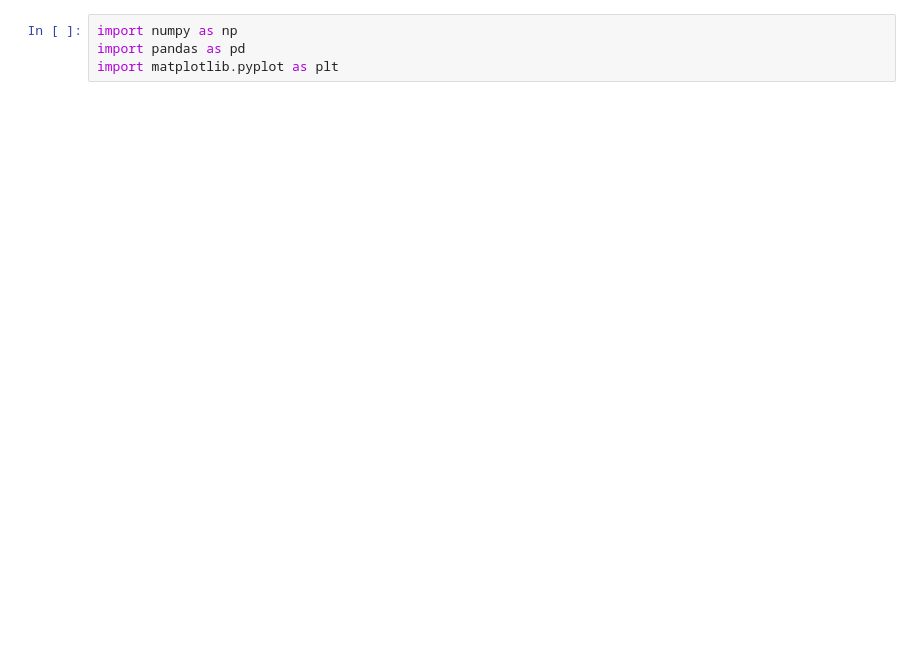
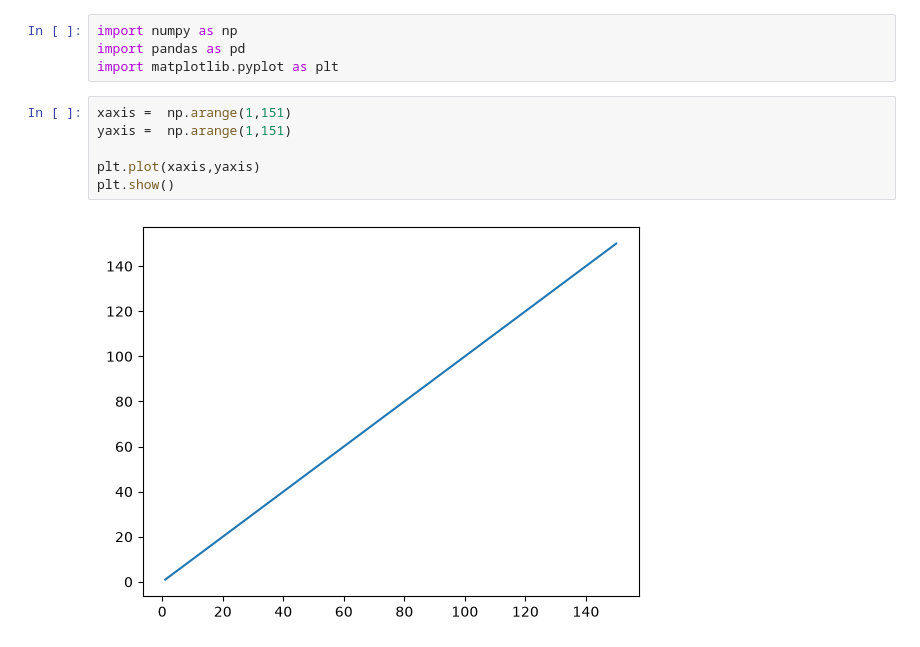
Before and after one commit to fayaspsulfikkar/daily-ml-practice, a Jupyter notebook: Pyhton Basics/Week3/MatPlotLib/matplotlib_intro.ipynb, the cells around one changed output. Cells and saved outputs as stored; diff of their text form; blank space fills up the shorter version.

```diff
--- a/Pyhton Basics/Week3/MatPlotLib/matplotlib_intro.ipynb
+++ b/Pyhton Basics/Week3/MatPlotLib/matplotlib_intro.ipynb
@@ -2,3 +2,11 @@
 import numpy as np
 import pandas as pd
 import matplotlib.pyplot as plt
+# %%
+xaxis =  np.arange(1,151)
+yaxis =  np.arange(1,151)
+
+plt.plot(xaxis,yaxis)
+plt.show()
+# %% [output]
+[figure, added]
```
Also changed, not shown: parts of 7 cells of this notebook, 3 other files.
